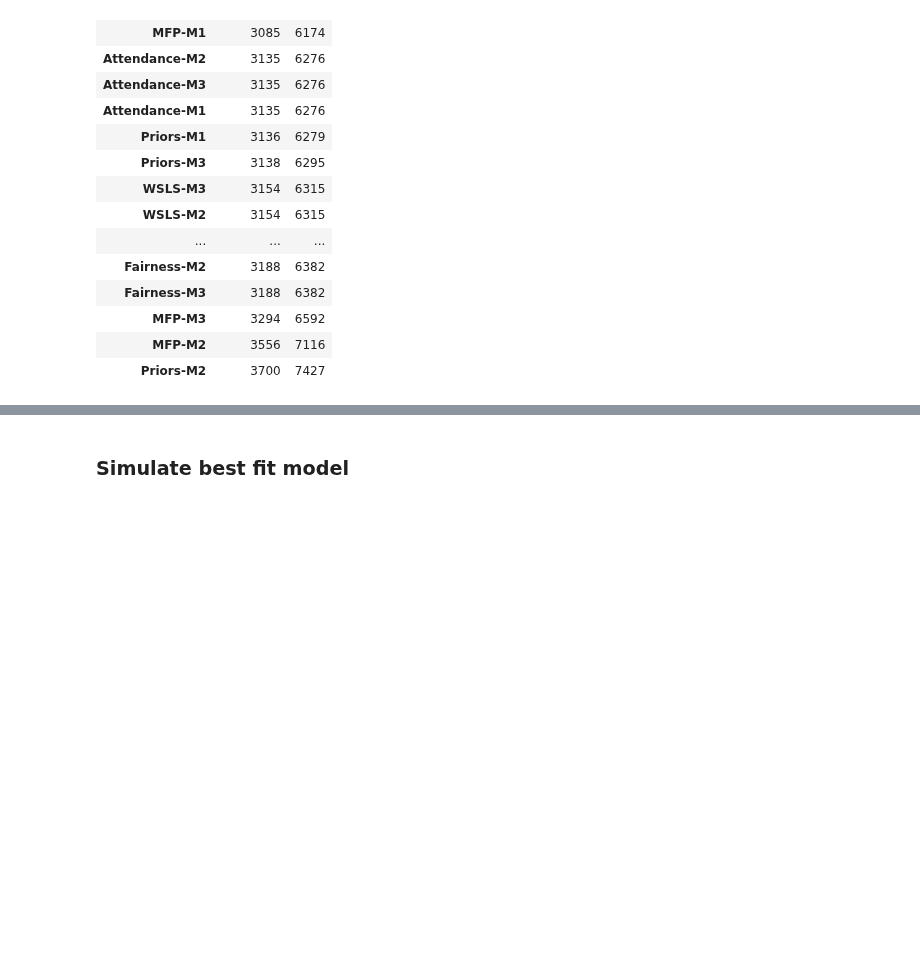
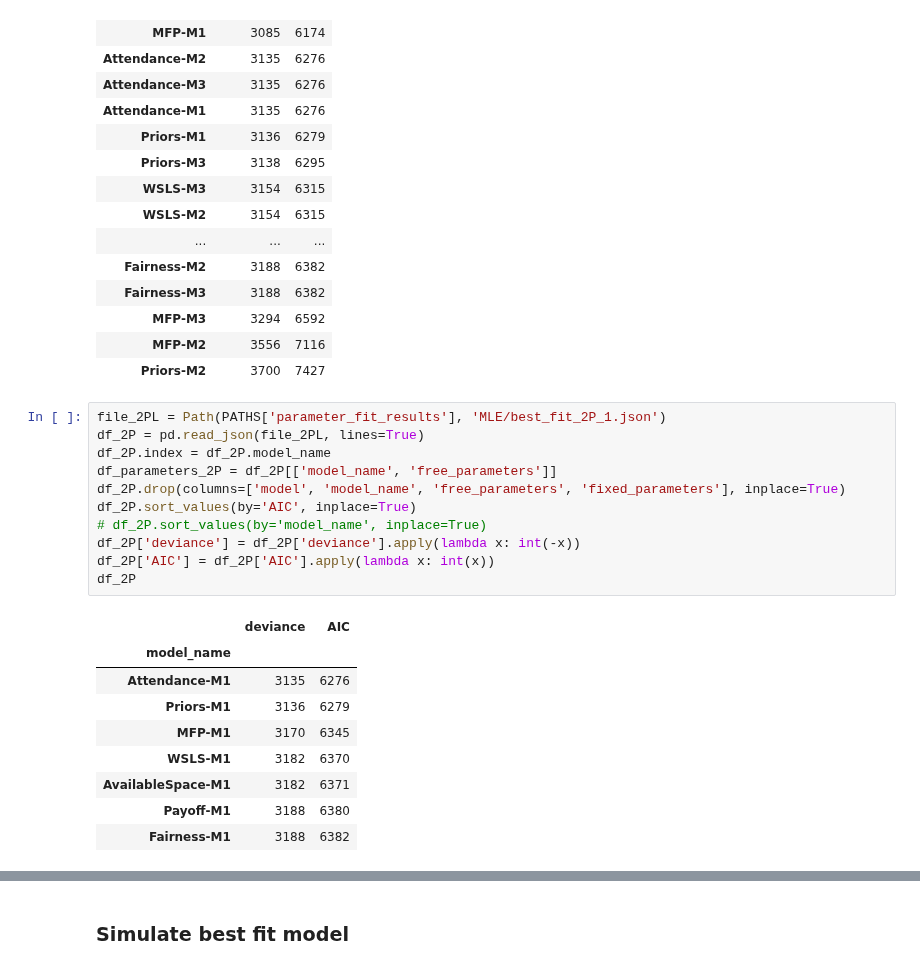
Before and after one commit to EAndrade-Lotero/Cognitive_Models_El_Farol_Bar_Problem, a Jupyter notebook: Notebooks/Best_fits.ipynb, the cells around one changed output, grey strips where cells are left out. Drawn from its saved outputs; the diff is of its cells as text; blank space fills up the shorter version.

```diff
--- a/Notebooks/Best_fits.ipynb
+++ b/Notebooks/Best_fits.ipynb
@@ -58,3 +58,24 @@ df_2P
 | MFP-M3 | 3294 | 6592 |
 | MFP-M2 | 3556 | 7116 |
 | Priors-M2 | 3700 | 7427 |
+# %%
+file_2PL = Path(PATHS['parameter_fit_results'], 'MLE/best_fit_2P_1.json')
+df_2P = pd.read_json(file_2PL, lines=True)
+df_2P.index = df_2P.model_name
+df_parameters_2P = df_2P[['model_name', 'free_parameters']]
+df_2P.drop(columns=['model', 'model_name', 'free_parameters', 'fixed_parameters'], inplace=True)
+df_2P.sort_values(by='AIC', inplace=True)
+# df_2P.sort_values(by='model_name', inplace=True)
+df_2P['deviance'] = df_2P['deviance'].apply(lambda x: int(-x))
+df_2P['AIC'] = df_2P['AIC'].apply(lambda x: int(x))
+df_2P
+# %% [output]
+|  | deviance | AIC |
+| model_name |  |  |
+| Attendance-M1 | 3135 | 6276 |
+| Priors-M1 | 3136 | 6279 |
+| MFP-M1 | 3170 | 6345 |
+| WSLS-M1 | 3182 | 6370 |
+| AvailableSpace-M1 | 3182 | 6371 |
+| Payoff-M1 | 3188 | 6380 |
+| Fairness-M1 | 3188 | 6382 |
```
Also changed, not shown: parts of 3 cells of this notebook, 7 other files.
